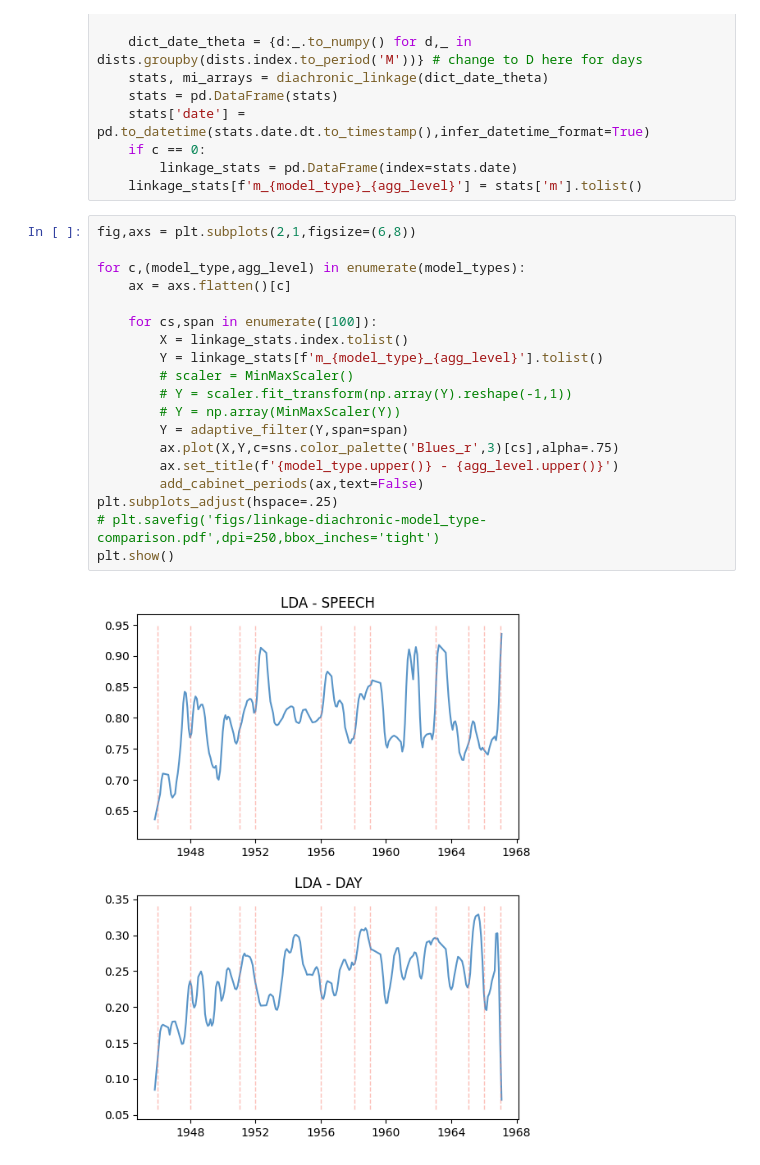
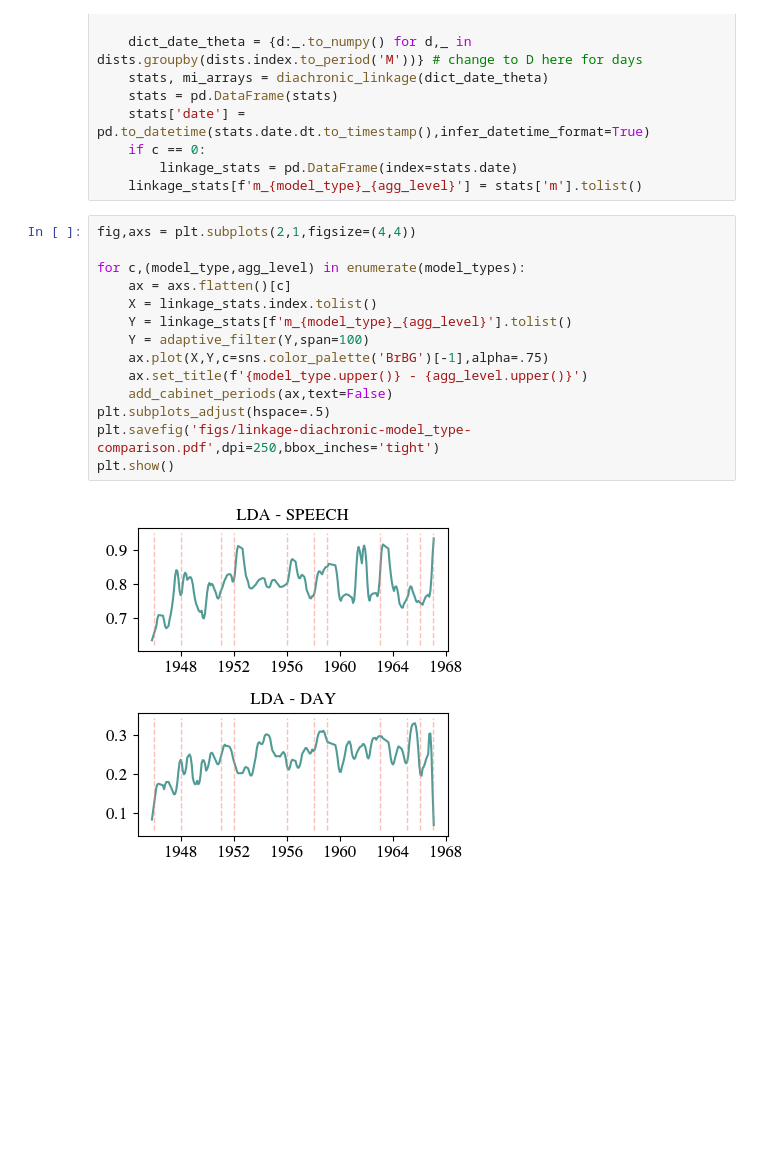
Before and after one commit to rubenros1795/linkage, a Jupyter notebook: 00-get-linkage.ipynb, the cells around one changed output. Saved outputs shown, nothing was run; the diff lists cells and outputs as text; blank space fills up the shorter version.

```diff
--- a/00-get-linkage.ipynb
+++ b/00-get-linkage.ipynb
@@ -33,23 +36,18 @@ for c,(model_type,agg_level) in enumerate(model_types):
         linkage_stats = pd.DataFrame(index=stats.date)
     linkage_stats[f'm_{model_type}_{agg_level}'] = stats['m'].tolist()
 # %%
-fig,axs = plt.subplots(2,1,figsize=(6,8))
+fig,axs = plt.subplots(2,1,figsize=(4,4))
 
 for c,(model_type,agg_level) in enumerate(model_types):
     ax = axs.flatten()[c]
-
-    for cs,span in enumerate([100]):
-        X = linkage_stats.index.tolist()
-        Y = linkage_stats[f'm_{model_type}_{agg_level}'].tolist()
-        # scaler = MinMaxScaler()
-        # Y = scaler.fit_transform(np.array(Y).reshape(-1,1))
-        # Y = np.array(MinMaxScaler(Y))
-        Y = adaptive_filter(Y,span=span)
-        ax.plot(X,Y,c=sns.color_palette('Blues_r',3)[cs],alpha=.75)
-        ax.set_title(f'{model_type.upper()} - {agg_level.upper()}')
-        add_cabinet_periods(ax,text=False)
-plt.subplots_adjust(hspace=.25)
-# plt.savefig('figs/linkage-diachronic-model_type-comparison.pdf',dpi=250,bbox_inches='tight')
+    X = linkage_stats.index.tolist()
+    Y = linkage_stats[f'm_{model_type}_{agg_level}'].tolist()
+    Y = adaptive_filter(Y,span=100)
+    ax.plot(X,Y,c=sns.color_palette('BrBG')[-1],alpha=.75)
+    ax.set_title(f'{model_type.upper()} - {agg_level.upper()}')
+    add_cabinet_periods(ax,text=False)
+plt.subplots_adjust(hspace=.5)
+plt.savefig('figs/linkage-diachronic-model_type-comparison.pdf',dpi=250,bbox_inches='tight')
 plt.show()
 # %% [output]
-[figure, old version]
+[figure, new version]
```
Also changed, not shown: parts of 3 cells of this notebook, 17 other files.
